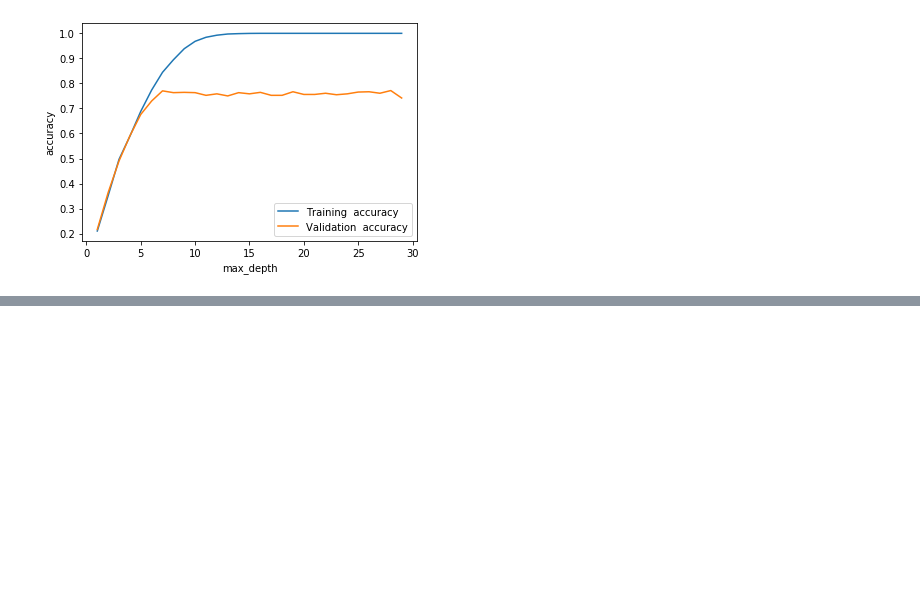
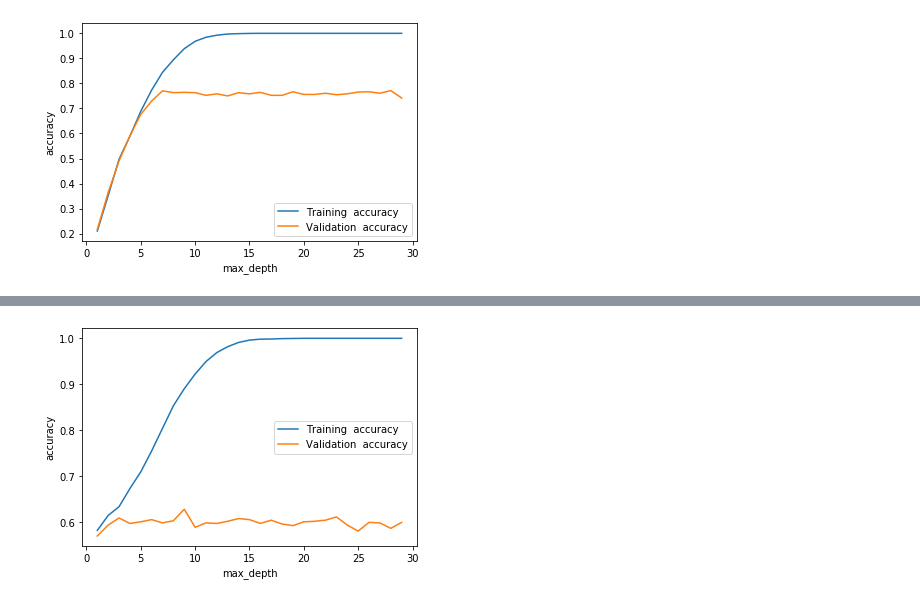
Before and after one commit to ArkaSarkar19/Machine-Learning-Assignments, a Jupyter notebook: Assignment2/masterQ3.ipynb, the cells around one changed output, grey strips where cells are left out. Drawn from its saved outputs; the diff is of its cells as text; code cells hidden in the pictures; blank space fills up the shorter version.

```diff
--- a/Assignment2/masterQ3.ipynb
+++ b/Assignment2/masterQ3.ipynb
@@ -46,3 +46,18 @@ plt.legend()
 plt.show()
 # %% [output]
 [figure]
+# %%
+
+X,Y = load_dataset(1)
+std_slc = StandardScaler()
+
+X = std_slc.fit_transform(X)
+
+dec_tree = tree.DecisionTreeClassifier()
+
+max_depth = list([i for i in range(1,30,1)])
+
+parameters = dict( max_depth=max_depth)
+
+clf_GS = MyGridSearchCV(dec_tree, parameters)
+clf_GS.fit(X, Y)
@@ -48,0 +82,10 @@ plt.show()
+# %%
+import matplotlib.pyplot as plt
+plt.plot([x for x in range(1,30,1)], clf_GS.training_accuracy_history, label = "Training  accuracy " )
+plt.plot([x for x in range(1,30,1)], clf_GS.validation_accuracy_history, label = "Validation  accuracy")
+plt.xlabel('max_depth')
+plt.ylabel('accuracy')
+plt.legend()
+plt.show()
+# %% [output]
+[figure, added]
```
Also changed, not shown: parts of 2 cells of this notebook, 1 other file.
